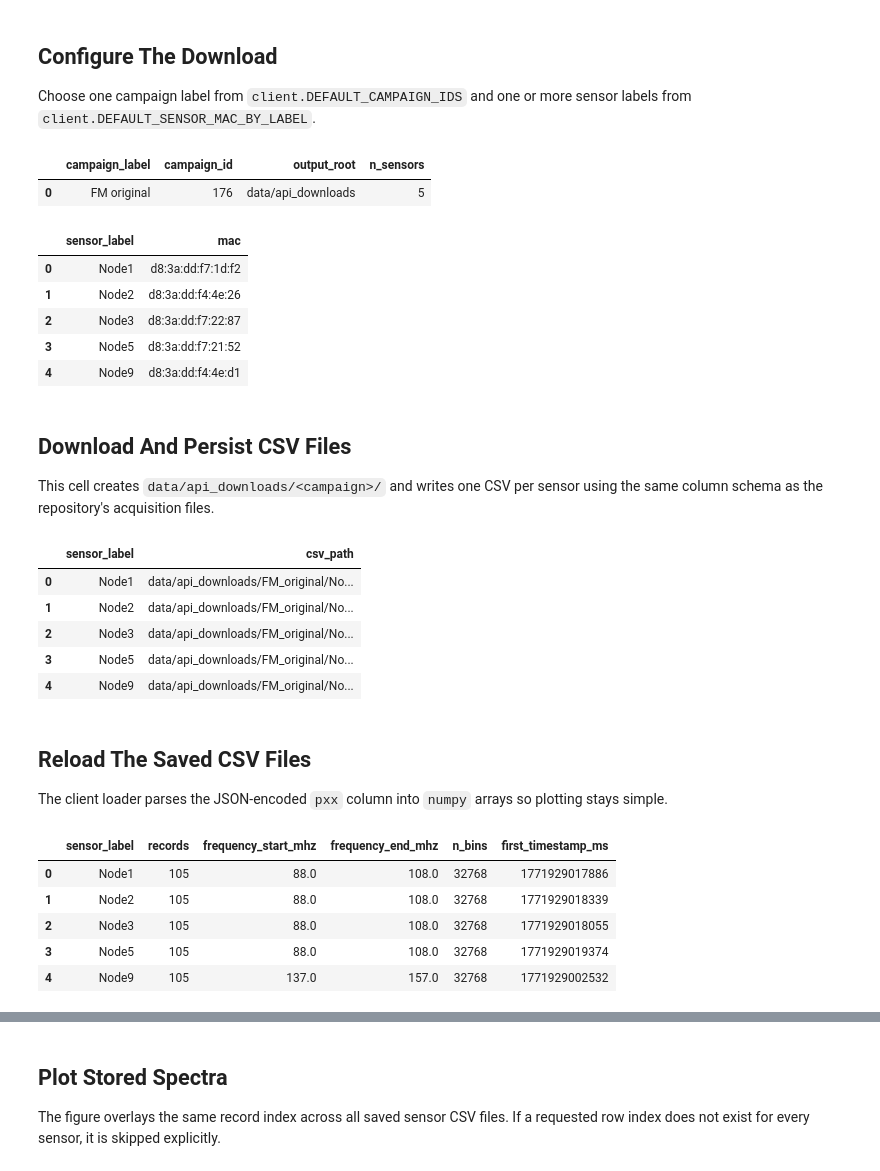
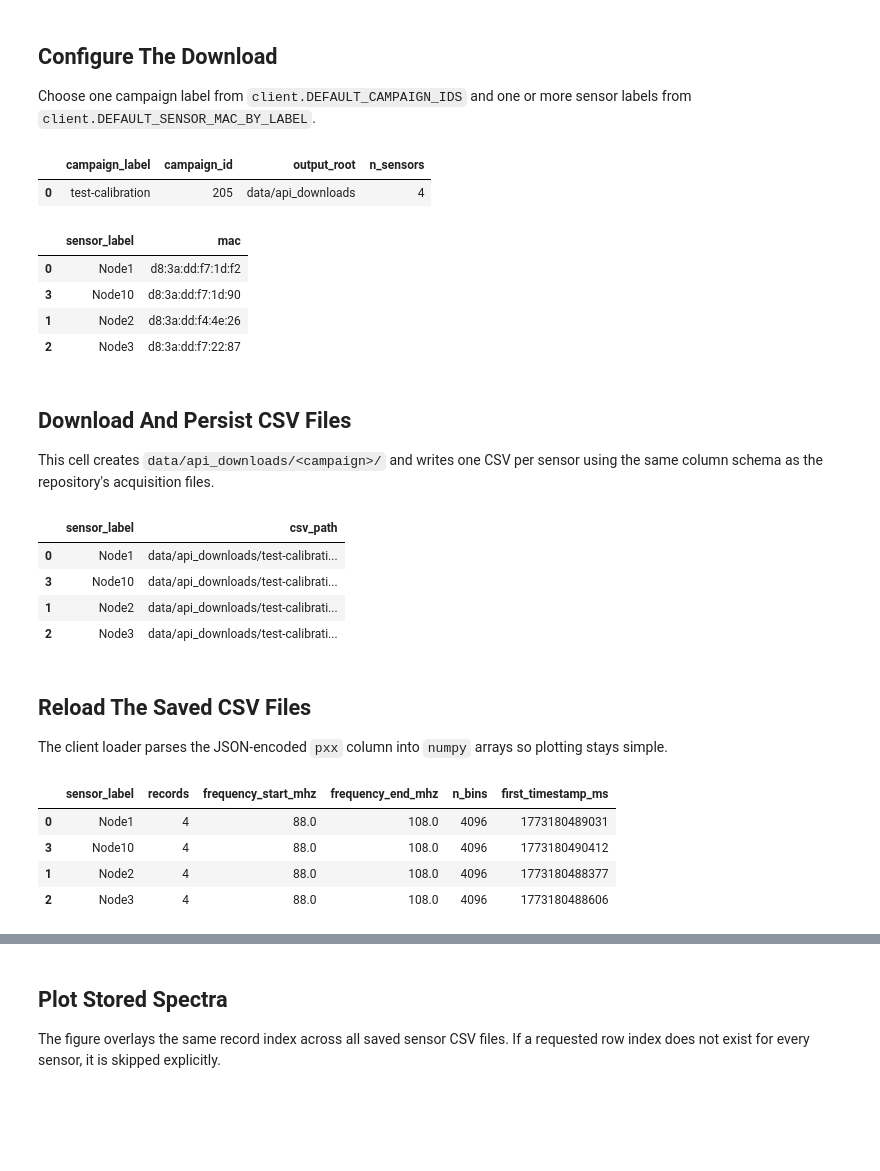
Before and after one commit to AlmondSund/MeasurementCalibration, a Jupyter notebook: notebooks/example_client.ipynb, the cells around one changed output, grey strips where cells are left out. Drawn from its saved outputs; the diff is of its cells as text; code cells hidden in the pictures; blank space fills up the shorter version.

```diff
--- a/notebooks/example_client.ipynb
+++ b/notebooks/example_client.ipynb
@@ -75,9 +90,15 @@ pd.options.display.max_colwidth = 120
 
 Choose one campaign label from `client.DEFAULT_CAMPAIGN_IDS` and one or more sensor labels from `client.DEFAULT_SENSOR_MAC_BY_LABEL`.
 # %%
-campaign_label = "FM original"
+campaign_label = "test-calibration"
 campaign_id = client.DEFAULT_CAMPAIGN_IDS[campaign_label]
-sensor_mac_by_label = client.DEFAULT_SENSOR_MAC_BY_LABEL
+
+# Campaign 205 is currently available for Nodes 1, 2, 3, and 10.
+sensor_labels = ("Node1", "Node2", "Node3", "Node10")
+sensor_mac_by_label = {
+    sensor_label: client.DEFAULT_SENSOR_MAC_BY_LABEL[sensor_label]
+    for sensor_label in sensor_labels
+}
 output_root = REPO_ROOT / client.DEFAULT_DATA_DOWNLOAD_DIR
 
 # The deployed API currently requires verify_tls=False in this environment.
@@ -107,13 +128,12 @@ display(
 )
 # %% [output]
 |  | campaign_label | campaign_id | output_root | n_sensors |
-| 0 | FM original | 176 | data/api_downloads | 5 |
+| 0 | test-calibration | 205 | data/api_downloads | 4 |
 |  | sensor_label | mac |
 | 0 | Node1 | d8:3a:dd:f7:1d:f2 |
+| 3 | Node10 | d8:3a:dd:f7:1d:90 |
 | 1 | Node2 | d8:3a:dd:f4:4e:26 |
 | 2 | Node3 | d8:3a:dd:f7:22:87 |
-| 3 | Node5 | d8:3a:dd:f7:21:52 |
-| 4 | Node9 | d8:3a:dd:f4:4e:d1 |
 # %% [markdown]
 ## Download And Persist CSV Files
 
@@ -140,41 +160,59 @@ display(
 )
 # %% [output]
 |  | sensor_label | csv_path |
-| 0 | Node1 | data/api_downloads/FM_original/No... |
-| 1 | Node2 | data/api_downloads/FM_original/No... |
-| 2 | Node3 | data/api_downloads/FM_original/No... |
-| 3 | Node5 | data/api_downloads/FM_original/No... |
-| 4 | Node9 | data/api_downloads/FM_original/No... |
+| 0 | Node1 | data/api_downloads/test-calibrati... |
+| 3 | Node10 | data/api_downloads/test-calibrati... |
+| 1 | Node2 | data/api_downloads/test-calibrati... |
+| 2 | Node3 | data/api_downloads/test-calibrati... |
 # %% [markdown]
 ## Reload The Saved CSV Files
 
 The client loader parses the JSON-encoded `pxx` column into `numpy` arrays so plotting stays simple.
 # %%
 frames_by_sensor = client.load_measurement_frames(stored_paths)
+available_frames_by_sensor: dict[str, pd.DataFrame] = {}
+empty_sensor_rows: list[dict[str, str]] = []
 summary_rows: list[dict[str, object]] = []
 
+# Some campaigns may only contain a subset of the configured sensors.
+# Keep the analysis explicit by reporting empty downloads instead of failing.
 for sensor_label, frame in frames_by_sensor.items():
     if frame.empty:
-        raise ValueError(f"Downloaded CSV for {sensor_label} is empty")
+        empty_sensor_rows.append(
+            {
+                "sensor_label": sensor_label,
+                "status": "No rows returned for this campaign",
+            }
+        )
+        continue
 
     first_row = frame.iloc[0]
+    available_frames_by_sensor[sensor_label] = frame
     summary_rows.append(
         {
             "sensor_label": sensor_label,
             "records": len(frame),
             "frequency_start_mhz": float(first_row["start_freq_hz"]) / 1.0e6,
             "frequency_end_mhz": float(first_row["end_freq_hz"]) / 1.0e6,
             "n_bins": int(np.asarray(first_row["pxx"]).size),
             "first_timestamp_ms": int(first_row["timestamp"]),
         }
     )
 
+if not available_frames_by_sensor:
+    raise ValueError(
+        "The selected campaign returned no rows for the configured sensors"
+    )
+
+frames_by_sensor = available_frames_by_sensor
 summary_frame = pd.DataFrame(summary_rows).sort_values("sensor_label")
 display(summary_frame)
+
+if empty_sensor_rows:
+    display(pd.DataFrame(empty_sensor_rows).sort_values("sensor_label"))
 # %% [output]
 |  | sensor_label | records | frequency_start_mhz | frequency_end_mhz | n_bins | first_timestamp_ms |
-| 0 | Node1 | 105 | 88.0 | 108.0 | 32768 | 1771929017886 |
-| 1 | Node2 | 105 | 88.0 | 108.0 | 32768 | 1771929018339 |
-| 2 | Node3 | 105 | 88.0 | 108.0 | 32768 | 1771929018055 |
-| 3 | Node5 | 105 | 88.0 | 108.0 | 32768 | 1771929019374 |
-| 4 | Node9 | 105 | 137.0 | 157.0 | 32768 | 1771929002532 |
+| 0 | Node1 | 4 | 88.0 | 108.0 | 4096 | 1773180489031 |
+| 3 | Node10 | 4 | 88.0 | 108.0 | 4096 | 1773180490412 |
+| 1 | Node2 | 4 | 88.0 | 108.0 | 4096 | 1773180488377 |
+| 2 | Node3 | 4 | 88.0 | 108.0 | 4096 | 1773180488606 |
```
Also changed, not shown: parts of 4 cells of this notebook, 8 other files.
